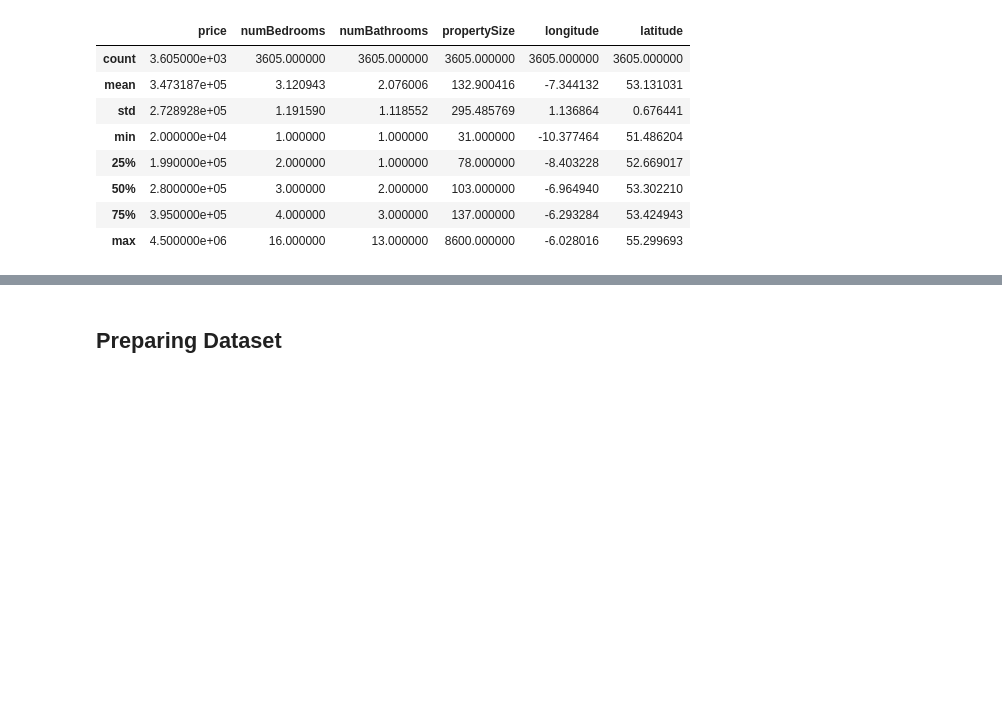
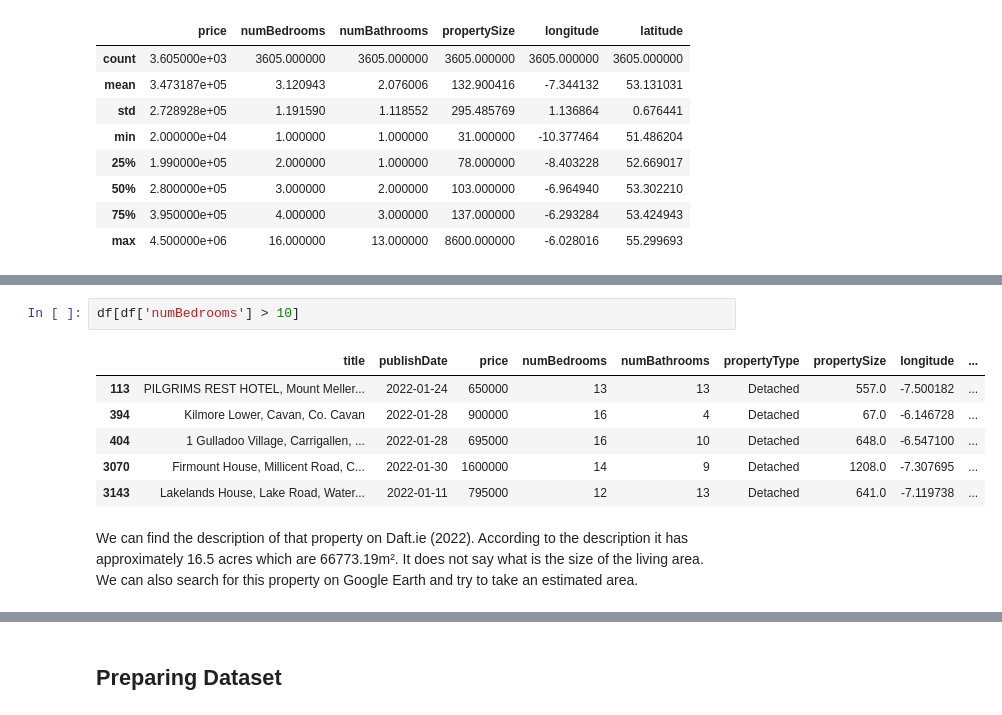
Before and after one commit to raulFuzita/cct-4-year, a Jupyter notebook: problem_solving_for_industry.ipynb, the cells around one changed output, grey strips where cells are left out. Cells and saved outputs as stored; diff of their text form; blank space fills up the shorter version.

```diff
--- a/problem_solving_for_industry.ipynb
+++ b/problem_solving_for_industry.ipynb
@@ -208,0 +217,11 @@ df.describe()
+# %%
+df[df['numBedrooms'] > 10]
+# %% [output]
+|  | title | publishDate | price | numBedrooms | numBathrooms | propertyType | propertySize | longitude | ... |
+| 113 | PILGRIMS REST HOTEL, Mount Meller... | 2022-01-24 | 650000 | 13 | 13 | Detached | 557.0 | -7.500182 | ... |
+| 394 | Kilmore Lower, Cavan, Co. Cavan | 2022-01-28 | 900000 | 16 | 4 | Detached | 67.0 | -6.146728 | ... |
+| 404 | 1 Gulladoo Village, Carrigallen, ... | 2022-01-28 | 695000 | 16 | 10 | Detached | 648.0 | -6.547100 | ... |
+| 3070 | Firmount House, Millicent Road, C... | 2022-01-30 | 1600000 | 14 | 9 | Detached | 1208.0 | -7.307695 | ... |
+| 3143 | Lakelands House, Lake Road, Water... | 2022-01-11 | 795000 | 12 | 13 | Detached | 641.0 | -7.119738 | ... |
+# %% [markdown]
+We can find the description of that property on Daft.ie (2022). According to the description it has approximately 16.5 acres which are 66773.19m². It does not say what is the size of the living area. We can also search for this property on Google Earth and try to take an estimated area.
```
Also changed, not shown: parts of 11 cells of this notebook.
